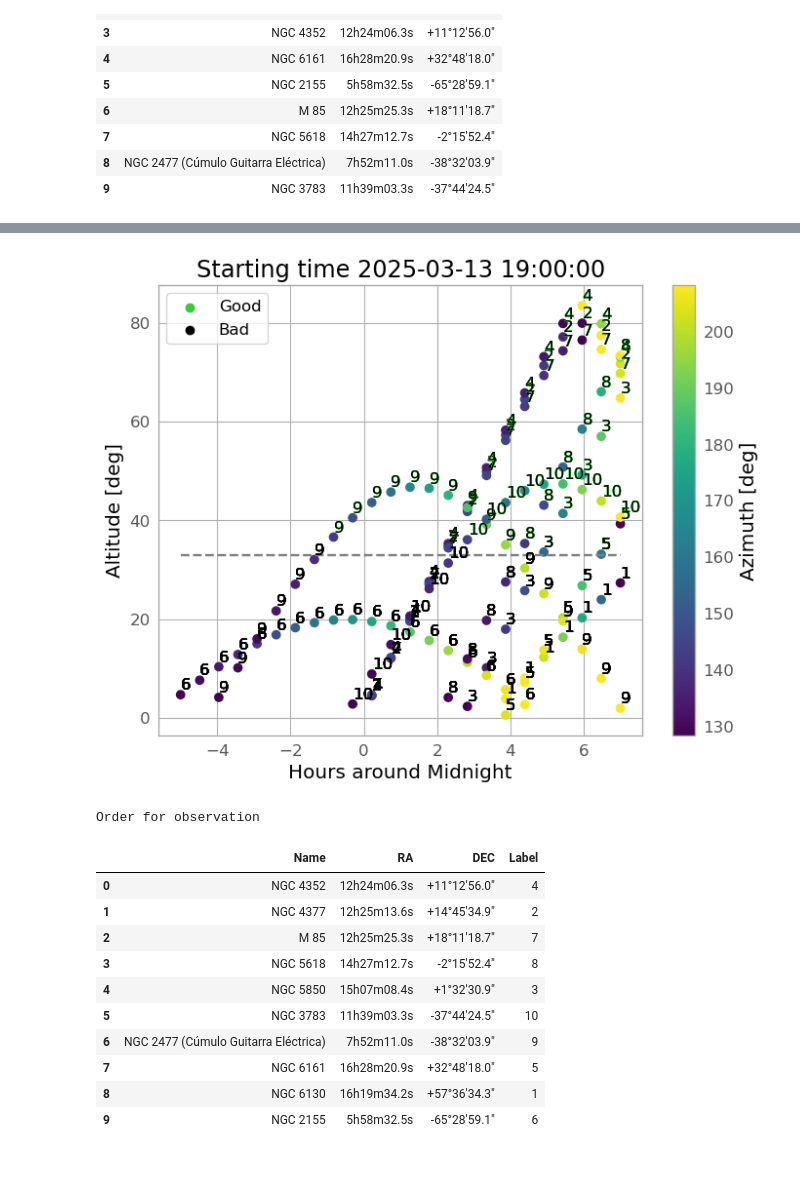
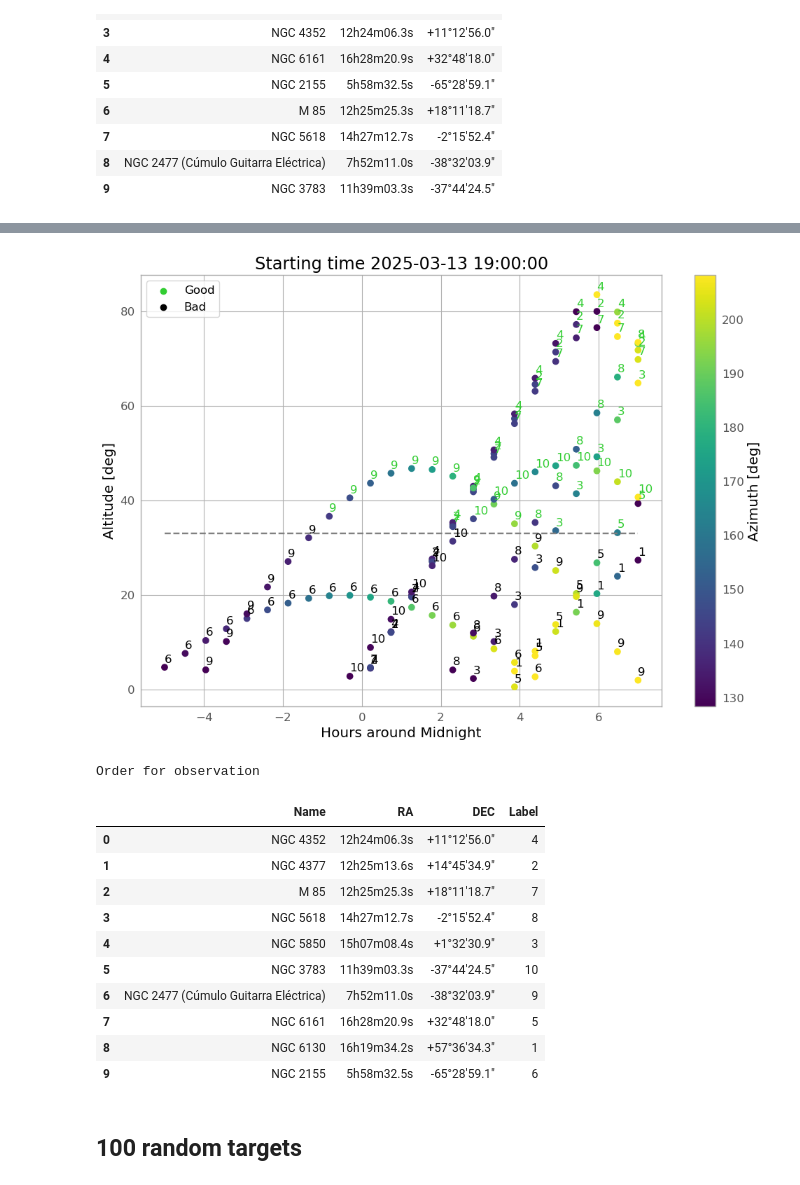
Before and after one commit to ccuellarn/Transient-Operation, a Jupyter notebook: Sketch.ipynb, the cells around one changed output, grey strips where cells are left out. Drawn from its saved outputs; the diff is of its cells as text; code cells hidden in the pictures.

```diff
--- a/Sketch.ipynb
+++ b/Sketch.ipynb
@@ -218,5 +198,0 @@ limits, order, order_alerts = EstablishLimits(Data,many)
-# %%
-#Take Data
-ALT = [each for each in Data['Alt']]
-AZ = Data['Az']
-label = [each for each in Data['Label']]
@@ -309,10 +229,14 @@ alerts_
 # %%
-#Dataframe
+#Dataframe with random targets
 alerts = alerts_.copy().sample(n=10).reset_index(drop=True)
+
 #Amount of targets, this is for the labels of graphic
 many = len(alerts) + 1
 
-alerts
+#Observations with the data
+Data = Observations(observer, alerts, date_i, date_f,timescale,many)
+time = DeltaTime(date_i,date_f,timescale)
+limits, order, order_alerts,graphic = EstablishLimits(Data,many,time)
 # %% [output]
 |  | Name | RA | DEC |
 | 0 | NGC 6130 | 16h19m34.2s | +57°36'34.3" |
@@ -518,42 +252,41 @@ order_alerts
 # %%
+plt.figure(figsize=(12,8))
 plt.style.use(astropy_mpl_style)
 quantity_support()
 
 for each in graphic:
-    plt.scatter(each['Time'], each['Alt'],c=each['Az'],cmap="viridis",lw=1)
+    label = str(each['Label'].iloc[0])
+    ALT = each['Alt'].tolist()
+    AZ = each['Az'].tolist()
+    T = each['Time'].tolist()
 
-    label = [str(each['Label'].iloc[0])]*len(each['Time'])
-    ALT = [j for j in each['Alt']]
-    T = [j for j in each['Time']]
+    plt.scatter(T, ALT,c=AZ,cmap="viridis",lw=1)
 
-    for i in range(0,len(order)-1):
-        for j in range(0,len(T)):
+    for j, alt in enumerate(ALT):
 
-            if limits[i]<= ALT[j] and limits[i]!=0:
-                plt.annotate(label[j], (T[j], ALT[j] + 1),color='limegreen')
-            else:
-                plt.annotate(label[j], (T[j], ALT[j] + 1),color='k')
+        color = 'limegreen' if any(limits[i] <= alt and limits[i] != 0 for i in range(len(order) - 1)) else 'k'
+        plt.annotate(label, (T[j], alt + 1), color=color)
 
-#Limits of good observations
-plt.plot(time, np.linspace(limit,limit,len(time)),'--',color='grey')
+# Limits of good observations
+plt.plot(time, [limit] * len(time), '--', color='grey')
 #Details
 plt.colorbar().set_label("Azimuth [deg]")
 plt.xlabel("Hours around Midnight")
 plt.ylabel("Altitude [deg]")
 plt.title('Starting time {}'.format(date_i))
 
 #Priority of good observations
 plt.scatter([], [], color='limegreen', label='Good')
 plt.scatter([], [], color='k', label='Bad')
 
-plt.legend()
+plt.legend(loc="best")
 plt.show()
 
 
 print('Order for observation')
 order_alerts
 # %% [output]
-[figure, old version]
+[figure, new version]
 Order for observation
 |  | Name | RA | DEC | Label |
 | 0 | NGC 4352 | 12h24m06.3s | +11°12'56.0" | 4 |
@@ -566,3 +299,5 @@ Order for observation
 | 7 | NGC 6161 | 16h28m20.9s | +32°48'18.0" | 5 |
 | 8 | NGC 6130 | 16h19m34.2s | +57°36'34.3" | 1 |
 | 9 | NGC 2155 | 5h58m32.5s | -65°28'59.1" | 6 |
+# %% [markdown]
+## 100 random targets
```
Also changed, not shown: parts of 23 cells of this notebook, 1 other file.
